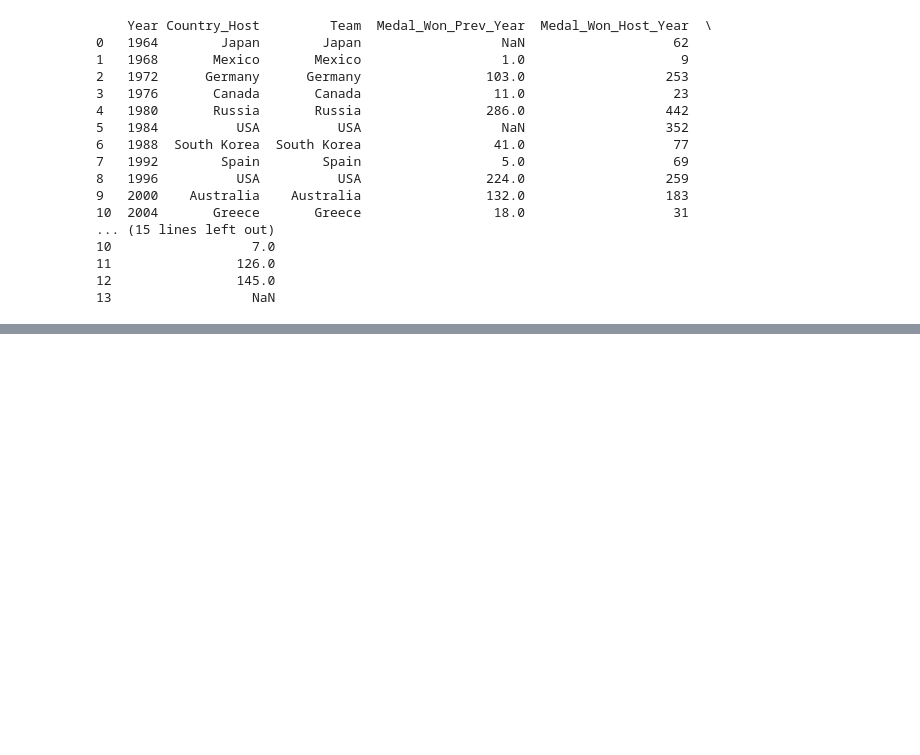
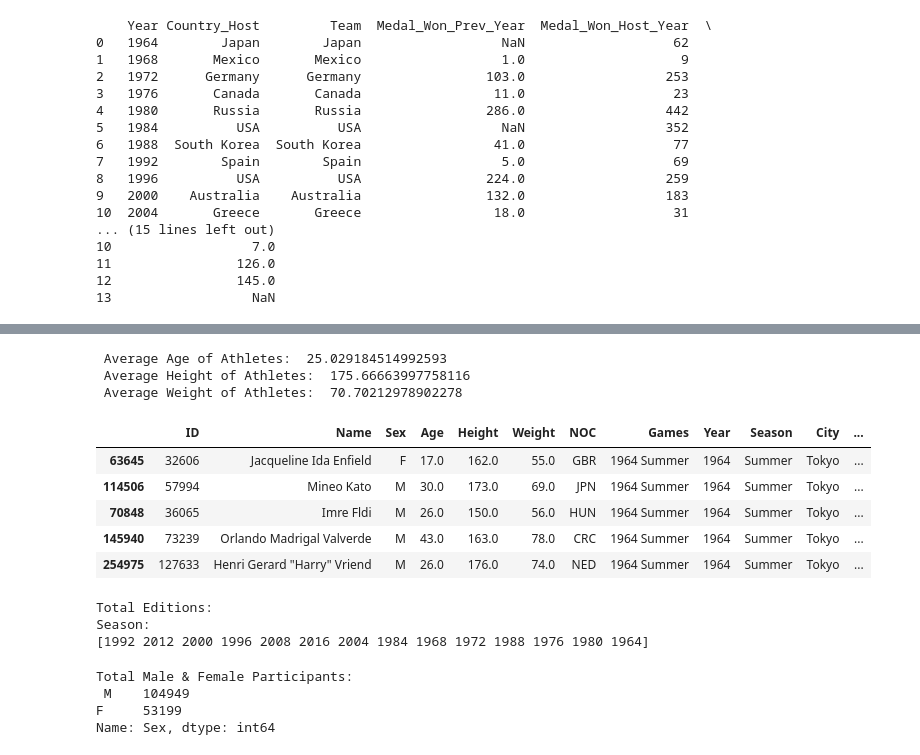
Before and after one commit to ColmRy/UCDPAColmRyan, a Jupyter notebook: Test.ipynb, the cells around one changed output, grey strips where cells are left out. Cells and saved outputs as stored; diff of their text form; code cells hidden in the pictures; blank space fills up the shorter version.

```diff
--- a/Test.ipynb
+++ b/Test.ipynb
@@ -525,0 +563,39 @@ print(year_host_team_medal)
+# %%
+meanAge = # Sorting data by year from 1896 to 2016
+dataByYear= data.sort_values("Year")
+dataByYear.head()1["Age"].mean()
+meanHeight = olympics_final_subset1["Height"].mean()
+meanWeight = olympics_final_subset1["Weight"].mean()
+print(" Average Age of Athletes: ",meanAge)
+print(" Average Height of Athletes: ",meanHeight)
+print(" Average Weight of Athletes: ",meanWeight)
+# %% [output]
+ Average Age of Athletes:  25.029184514992593
+ Average Height of Athletes:  175.66663997758116
+ Average Weight of Athletes:  70.70212978902278
+# %%
+# Sorting data by year from 1896 to 2016
+dataByYear= olympics_final_subset.sort_values("Year")
+dataByYear.head()
+# %% [output]
+|  | ID | Name | Sex | Age | Height | Weight | NOC | Games | Year | Season | City | ... |
+| 63645 | 32606 | Jacqueline Ida Enfield | F | 17.0 | 162.0 | 55.0 | GBR | 1964 Summer | 1964 | Summer | Tokyo | ... |
+| 114506 | 57994 | Mineo Kato | M | 30.0 | 173.0 | 69.0 | JPN | 1964 Summer | 1964 | Summer | Tokyo | ... |
+| 70848 | 36065 | Imre Fldi | M | 26.0 | 150.0 | 56.0 | HUN | 1964 Summer | 1964 | Summer | Tokyo | ... |
+| 145940 | 73239 | Orlando Madrigal Valverde | M | 43.0 | 163.0 | 78.0 | CRC | 1964 Summer | 1964 | Summer | Tokyo | ... |
+| 254975 | 127633 | Henri Gerard "Harry" Vriend | M | 26.0 | 176.0 | 74.0 | NED | 1964 Summer | 1964 | Summer | Tokyo | ... |
+# %%
+print("Total Editions:")
+print("Season:")
+print(olympics_final_subset["Year"].unique())
+# %% [output]
+Total Editions:
+Season:
+[1992 2012 2000 1996 2008 2016 2004 1984 1968 1972 1988 1976 1980 1964]
+# %%
+print("Total Male & Female Participants:\n",olympics_final_subset["Sex"].value_counts())
+# %% [output]
+Total Male & Female Participants:
+ M    104949
+F     53199
+Name: Sex, dtype: int64
```
Also changed, not shown: parts of 12 cells of this notebook.
